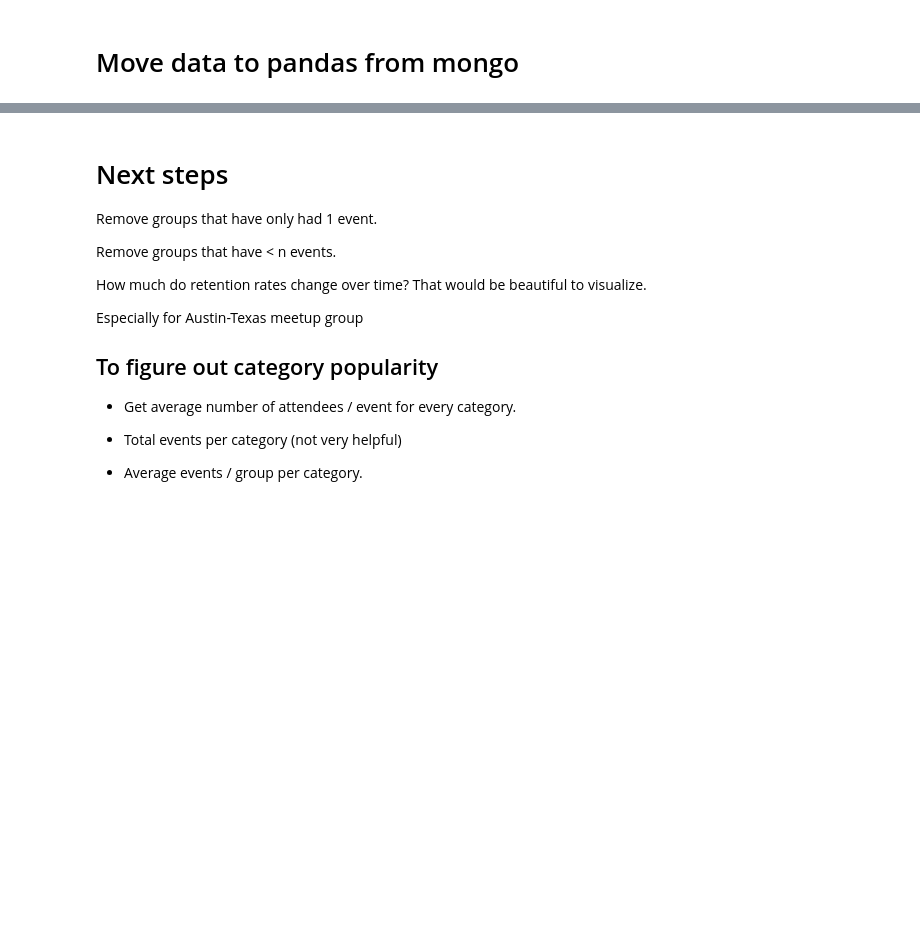
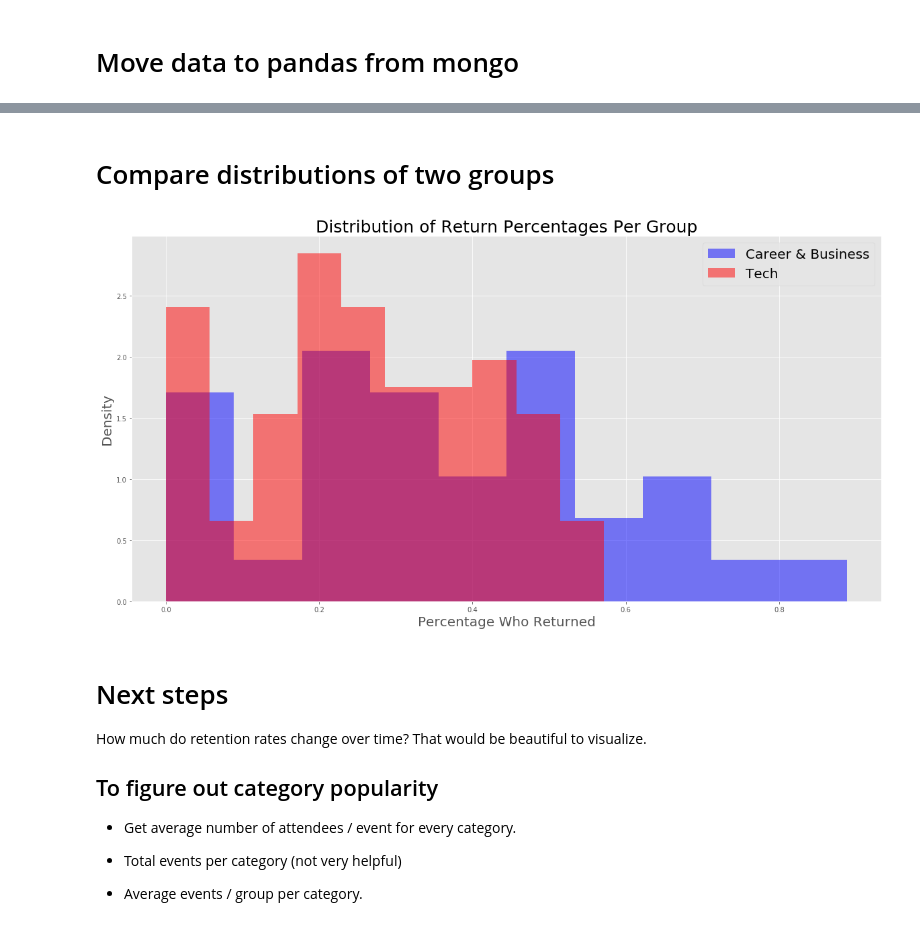
Before and after one commit to Jesse-Kerr/meetup_retentions, a Jupyter notebook: meetup.ipynb, the cells around one changed output, grey strips where cells are left out. Saved outputs shown, nothing was run; the diff lists cells and outputs as text; code cells hidden in the pictures; blank space fills up the shorter version.

```diff
--- a/meetup.ipynb
+++ b/meetup.ipynb
@@ -318,13 +312,23 @@ _ = ax.hist(ones_removed_percent_returns.Percent_Return)
+# %% [markdown]
+# Compare distributions of two groups
+# %%
+career = ones_removed_percent_returns['Percent_Return'][ones_removed_percent_returns['Category_Name'] == 'Career & Business']
+tech = ones_removed_percent_returns['Percent_Return'][ones_removed_percent_returns['Category_Name'] == 'Tech']
+fig, ax = plt.subplots(figsize = (20,10))
+ax.hist(games, bins = 10, color = 'b', alpha = 0.5, density = True, label = 'Career & Business')
+ax.hist(tech, bins = 10, color = 'r', alpha = 0.5, density = True, label = 'Tech')
+ax.set_ylabel('Density', size = 20)
+ax.set_xlabel('Percentage Who Returned', size = 20)
+ax.set_title('Distribution of Return Percentages Per Group', size = 25)
+_ = ax.tick_params(axis='both', labelsize =10)
+_ = ax.legend(loc = 'best', **{'fontsize':20})
+plt.savefig('Distribution_of_Career_vs_Tech.jpg')
+# %% [output]
+[figure, added]
 # %% [markdown]
 # Next steps
 
-Remove groups that have only had 1 event.
-
-Remove groups that have < n events.
-
 How much do retention rates change over time? That would be beautiful to visualize.
-
-Especially for Austin-Texas meetup group
 
 ## To figure out category popularity
 
```
Also changed, not shown: parts of 5 cells of this notebook, 3 other files.
